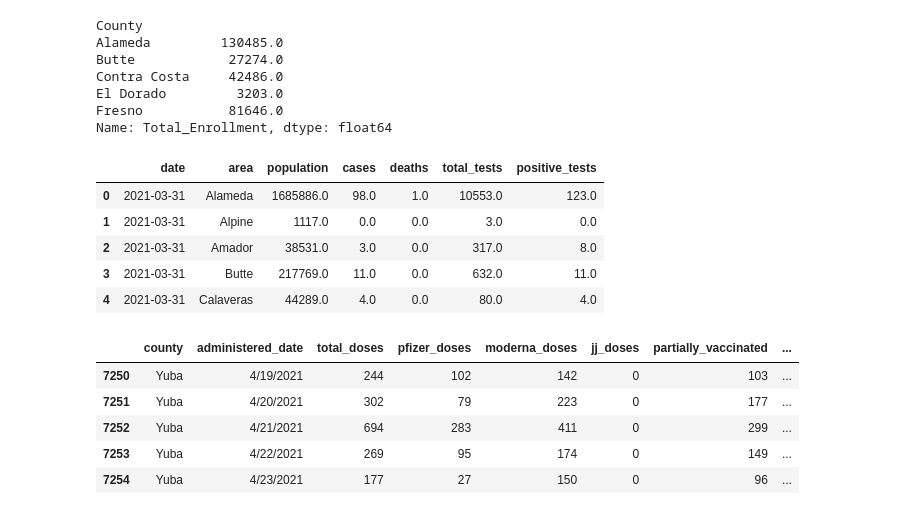
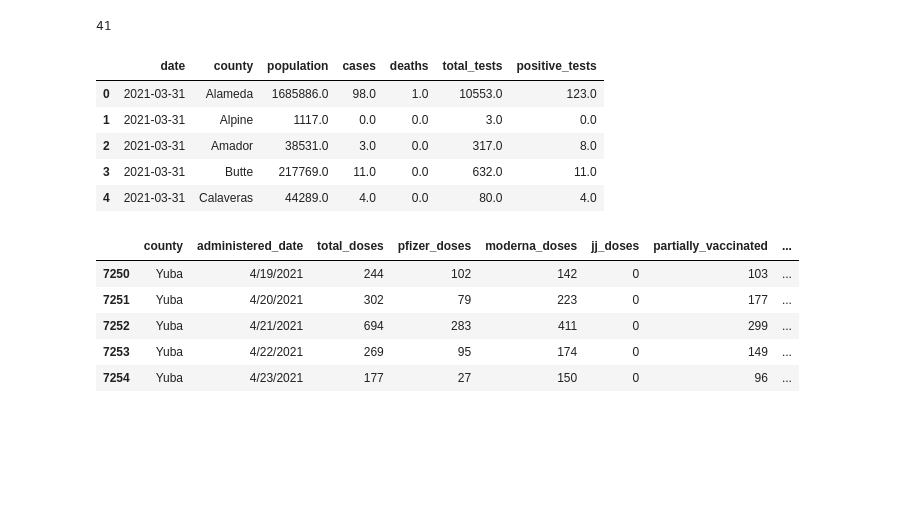
Before and after one commit to danijmartin/Covid-19-California, a Jupyter notebook: College_Towns.ipynb, the cells around one changed output. Saved outputs shown, nothing was run; the diff lists cells and outputs as text; code cells hidden in the pictures; blank space fills up the shorter version.

```diff
--- a/College_Towns.ipynb
+++ b/College_Towns.ipynb
@@ -53,21 +42,15 @@ temp_county
-# %%
-college_data['County']= temp_county['County']
-college_data.head()
-grouped_colleges = college_data.groupby('County')['Total_Enrollment'].sum()
-grouped_colleges.head()
-# %% [output]
-County
-Alameda         130485.0
-Butte            27274.0
-Contra Costa     42486.0
-El Dorado         3203.0
-Fresno           81646.0
-Name: Total_Enrollment, dtype: float64
+# %%
+grouped_colleges = college_data.groupby('county')['Total_Enrollment'].sum().astype(int)
+college_population = grouped_colleges.to_frame()
+len(college_population)
+# %% [output]
+41
 # %%
 clean_case = pd.read_csv('Data/clean_case.csv')
+clean_case = clean_case.rename(columns={'area': 'county'})
 clean_case.head()
 # %% [output]
-|  | date | area | population | cases | deaths | total_tests | positive_tests |
+|  | date | county | population | cases | deaths | total_tests | positive_tests |
 | 0 | 2021-03-31 | Alameda | 1685886.0 | 98.0 | 1.0 | 10553.0 | 123.0 |
 | 1 | 2021-03-31 | Alpine | 1117.0 | 0.0 | 0.0 | 3.0 | 0.0 |
 | 2 | 2021-03-31 | Amador | 38531.0 | 3.0 | 0.0 | 317.0 | 8.0 |
```
Also changed, not shown: parts of 17 cells of this notebook.
